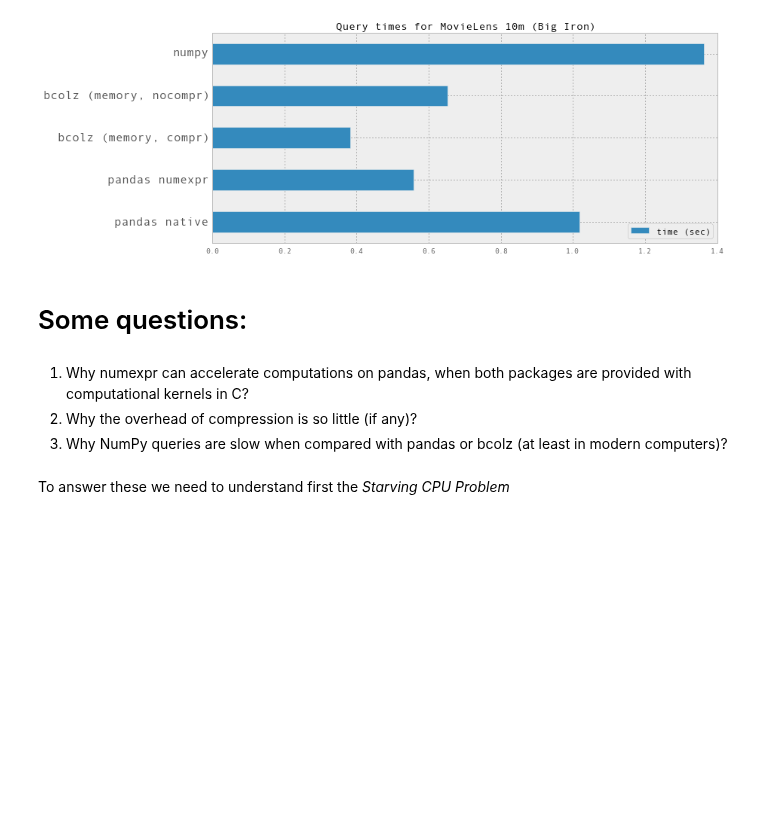
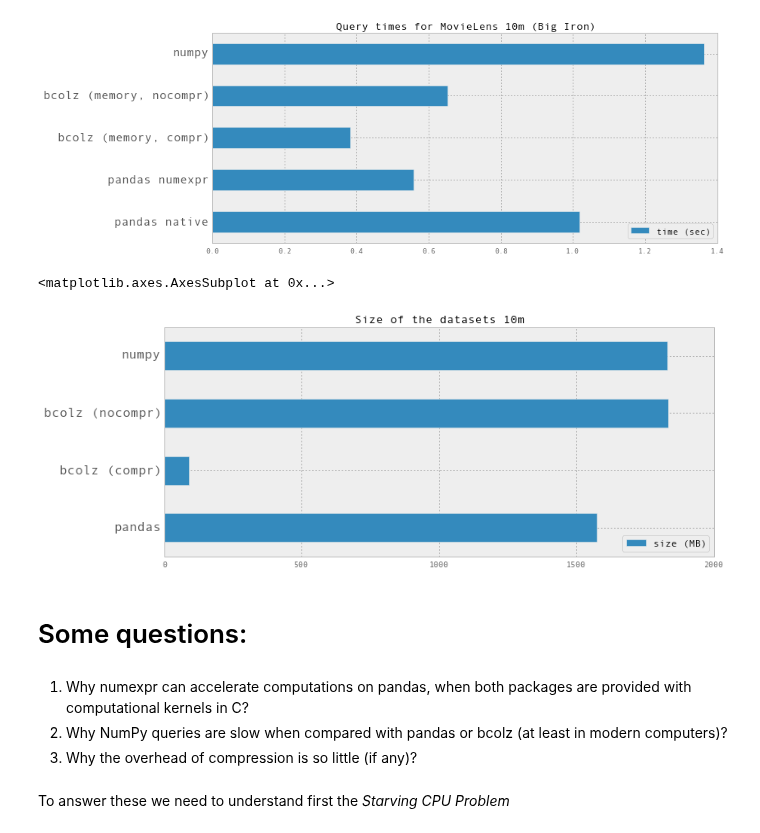
Before and after one commit to Blosc/movielens-bench, a Jupyter notebook: querying-assp14.ipynb, the cells around one changed output. Cells and saved outputs as stored; diff of their text form; code cells hidden in the pictures; blank space fills up the shorter version.

```diff
--- a/querying-assp14.ipynb
+++ b/querying-assp14.ipynb
@@ -291,11 +268,19 @@ df.plot(kind='barh', figsize=(12,5), fontsize=16, title="Query times for MovieLe
 # %% [output]
 <matplotlib.axes.AxesSubplot at 0x...>
 [figure]
+# %%
+labels = ["pandas", "bcolz (compr)", "bcolz (nocompr)", "numpy"]
+df = pd.DataFrame({'size (MB)': [1572.8, 90.6, 1833.2, 1831.1]}, index=labels)
+pd.options.display.mpl_style = 'default'
+df.plot(kind='barh', figsize=(12,5), fontsize=16, title="Size of the datasets 10m")
+# %% [output]
+<matplotlib.axes.AxesSubplot at 0x...>
+[figure, added]
 # %% [markdown]
 # Some questions:
 # %% [markdown]
 1. Why numexpr can accelerate computations on pandas, when both packages are provided with computational kernels in C?
-2. Why the overhead of compression is so little (if any)?
-3. Why NumPy queries are slow when compared with pandas or bcolz (at least in modern computers)?
+2. Why NumPy queries are slow when compared with pandas or bcolz (at least in modern computers)?
+3. Why the overhead of compression is so little (if any)?
 # %% [markdown]
 To answer these we need to understand first the *Starving CPU Problem*
```
Also changed, not shown: parts of 21 cells of this notebook.
